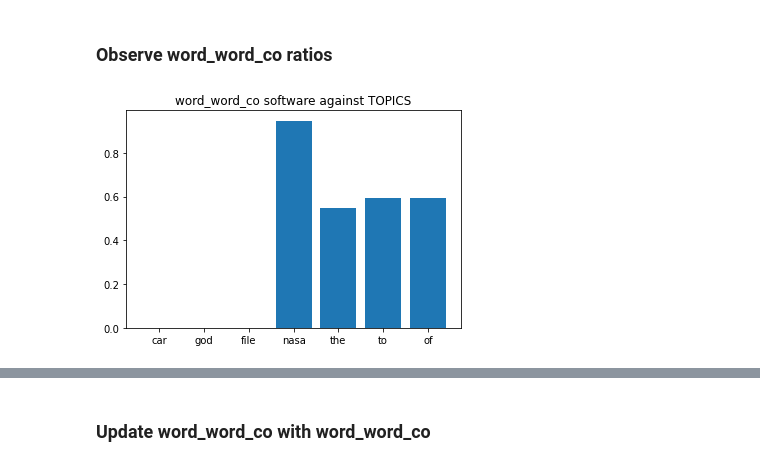
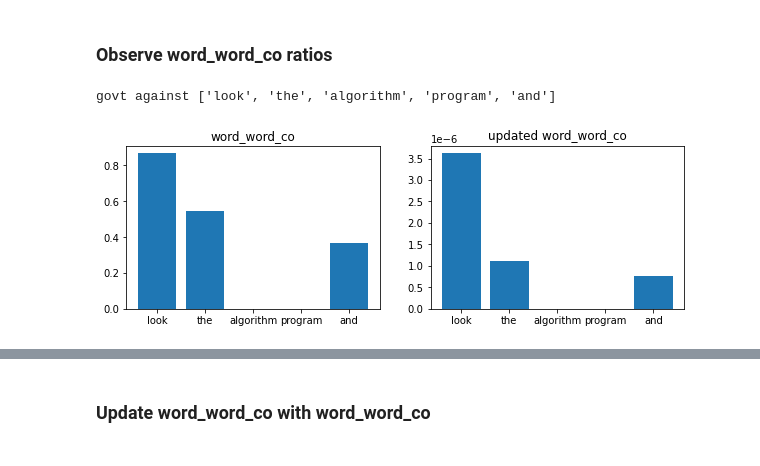
Before and after one commit to iamr0b0tx/topic_modeler, a Jupyter notebook: topic_modeler - latent_space.ipynb, the cells around one changed output, grey strips where cells are left out. Drawn from its saved outputs; the diff is of its cells as text; code cells hidden in the pictures.

```diff
--- a/topic_modeler - latent_space.ipynb
+++ b/topic_modeler - latent_space.ipynb
@@ -43,7 +44,7 @@ datasize = 100
 max_document_length = None
 
 index = -1
-clean_docs, labels = [], []
+train_docs, labels = [], []
 
 sizes = [0]*len(categories)
 
@@ -62,7 +63,7 @@ with tqdm(total=len(categories)*datasize) as pbar:
             continue
 
         labels.append(categories[size_index])
-        clean_docs.append(doc)
+        train_docs.append(doc)
         sizes[size_index] += 1
         pbar.update(1)
 
@@ -197,12 +187,21 @@ plt.show()
 # %% [markdown]
 ### Observe word_word_co ratios
-# %%
-word = "software"
-words = ["car", "god", "file", "nasa", "the", "to", "of"]
-
-plt.title(f"word_word_co {word} against TOPICS")
-plt.bar(words, word_word_co.loc[word][words])
-
-plt.show()
-# %% [output]
-[figure, removed]
+# %%
+word = "govt"
+
+fig = plt.figure(figsize=(10,3))
+ax1 = fig.add_subplot(121)
+ax2 = fig.add_subplot(122)
+
+print(f"=== Ploting {word} against {words} ===")
+
+ax1.set_title(f"word_word_co")
+ax1.bar(words, word_word_co.loc[word][words])
+
+ax2.set_title(f"updated word_word_co")
+ax2.bar(words, (word_word_co * word_trust_factor).loc[word][words])
+
+plt.show()
+# %% [output]
+govt against ['look', 'the', 'algorithm', 'program', 'and']
+[figure, added]
```
Also changed, not shown: parts of 28 cells of this notebook.
